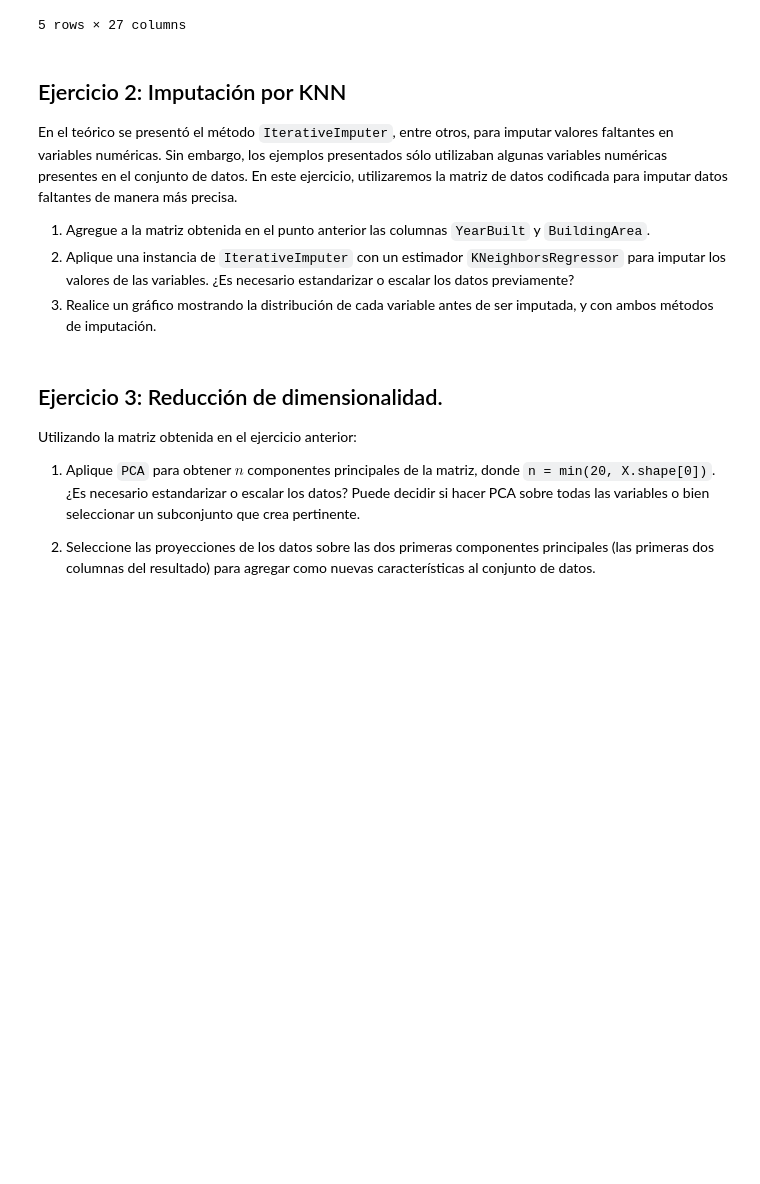
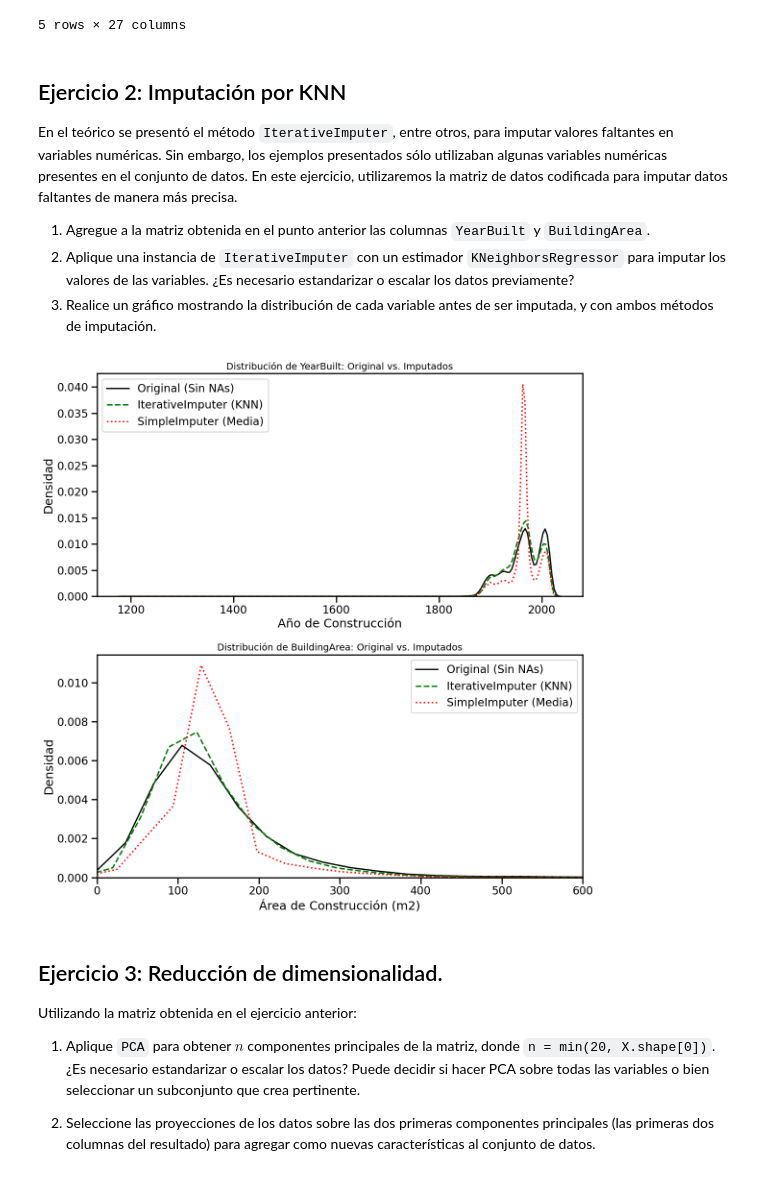
Before and after one commit to sgruyzcki/DiploDatos2026, a Jupyter notebook: Análisis Exploratorio y Curación de Datos/parte 1/AnExCuD - Entregable_parte_1_2026 Sergio.ipynb, the cells around one changed output. Cells and saved outputs as stored; diff of their text form; code cells hidden in the pictures; blank space fills up the shorter version.

```diff
--- a/Análisis Exploratorio y Curación de Datos/parte 1/AnExCuD - Entregable_parte_1_2026 Sergio.ipynb
+++ b/Análisis Exploratorio y Curación de Datos/parte 1/AnExCuD - Entregable_parte_1_2026 Sergio.ipynb
@@ -242,3 +253,74 @@ from sklearn.impute import IterativeImputer
+# %%
+import pandas as pd
+import numpy as np
+import seaborn as sns
+import matplotlib.pyplot as plt
+from sklearn.experimental import enable_iterative_imputer
+from sklearn.impute import IterativeImputer, SimpleImputer
+from sklearn.neighbors import KNeighborsRegressor
+from sklearn.preprocessing import StandardScaler
+
+# --- 1. Agregar YearBuilt y BuildingArea a la matriz ---
+# Recuperamos las columnas del DataFrame original usando los índices del df limpio
+# para mantener la alineación de las filas.
+cols_to_add = melb_df.loc[melb_df_clean.index, ['YearBuilt', 'BuildingArea']].reset_index(drop=True)
+
+# Concatenamos con el df_final obtenido en el Ejercicio 1
+df_to_impute = pd.concat([df_final, cols_to_add], axis=1)
+
+# Guardamos los nombres de las columnas para reconstruir el DataFrame luego
+column_names = df_to_impute.columns
+
+# --- 2. Escalar los datos ---
+scaler = StandardScaler()
+X_scaled = scaler.fit_transform(df_to_impute)
+
+# --- 3. Aplicar Imputación ---
+# Método A: IterativeImputer con KNeighborsRegressor
+knn_estimator = KNeighborsRegressor(n_neighbors=5)
+iter_imputer = IterativeImputer(estimator=knn_estimator, random_state=42)
+X_imputed_knn_scaled = iter_imputer.fit_transform(X_scaled)
+
+# Método B: SimpleImputer (Media) para poder comparar "ambos métodos"
+mean_imputer = SimpleImputer(strategy='mean')
+X_imputed_mean_scaled = mean_imputer.fit_transform(X_scaled)
+
+# --- 4. Desescalar los datos para poder graficarlos en su escala original ---
+X_imputed_knn = scaler.inverse_transform(X_imputed_knn_scaled)
+X_imputed_mean = scaler.inverse_transform(X_imputed_mean_scaled)
+
+df_imputed_knn = pd.DataFrame(X_imputed_knn, columns=column_names)
+df_imputed_mean = pd.DataFrame(X_imputed_mean, columns=column_names)
+
+# --- 5. Graficar las distribuciones ---
+fig, axes = plt.subplots(2, 1, figsize=(12, 12))
+
+# Gráfico para YearBuilt
+sns.kdeplot(df_to_impute['YearBuilt'].dropna(), label='Original (Sin NAs)', ax=axes[0], color='black', linewidth=2)
+sns.kdeplot(df_imputed_knn['YearBuilt'], label='IterativeImputer (KNN)', ax=axes[0], color='green', linestyle='--')
+sns.kdeplot(df_imputed_mean['YearBuilt'], label='SimpleImputer (Media)', ax=axes[0], color='red', linestyle=':')
+axes[0].set_title('Distribución de YearBuilt: Original vs. Imputados', fontsize=14)
+axes[0].set_xlabel('Año de Construcción')
+axes[0].set_ylabel('Densidad')
+axes[0].legend()
+
+# Gráfico para BuildingArea
+sns.kdeplot(df_to_impute['BuildingArea'].dropna(), label='Original (Sin NAs)', ax=axes[1], color='black', linewidth=2)
+sns.kdeplot(df_imputed_knn['BuildingArea'], label='IterativeImputer (KNN)', ax=axes[1], color='green', linestyle='--')
+sns.kdeplot(df_imputed_mean['BuildingArea'], label='SimpleImputer (Media)', ax=axes[1], color='red', linestyle=':')
+axes[1].set_title('Distribución de BuildingArea: Original vs. Imputados', fontsize=14)
+axes[1].set_xlabel('Área de Construcción (m2)')
+axes[1].set_ylabel('Densidad')
+axes[1].set_xlim(0, 600) # Recortamos el eje X para evitar que outliers aplasten la curva
+axes[1].legend()
+
+plt.tight_layout()
+plt.show()
+
+# Actualizamos nuestra variable para usar en los siguientes ejercicios (ej. PCA)
+X_imputed = X_imputed_knn
+# %% [output]
+[figure, added]
 # %% [markdown]
 ## Ejercicio 3: Reducción de dimensionalidad.
 
```
Also changed, not shown: parts of 6 cells of this notebook.
